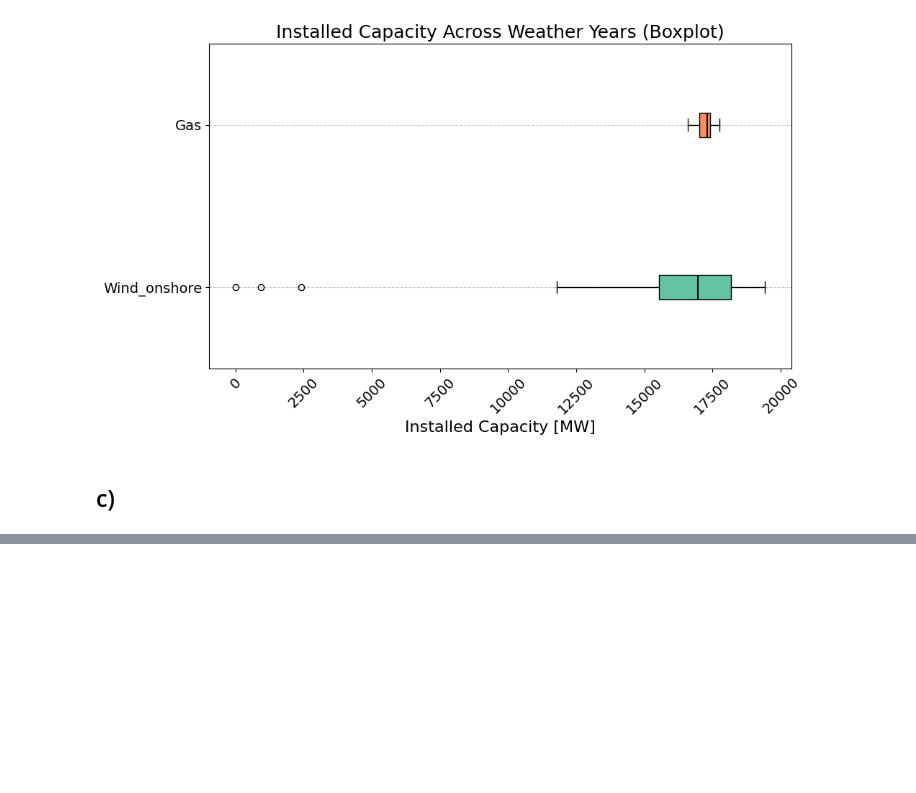
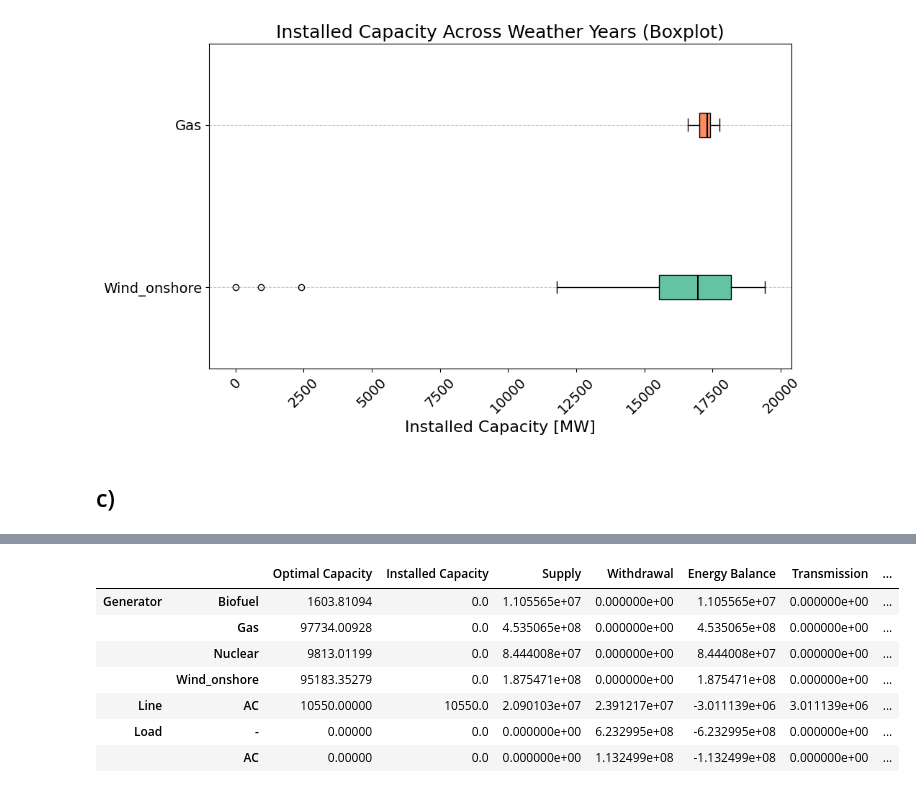
Before and after one commit to Victor-Hald/46770-IEG-Group8, a Jupyter notebook: part_a_b_c.ipynb, the cells around one changed output, grey strips where cells are left out. Drawn from its saved outputs; the diff is of its cells as text; code cells hidden in the pictures; blank space fills up the shorter version.

```diff
--- a/part_a_b_c.ipynb
+++ b/part_a_b_c.ipynb
@@ -670,0 +676,90 @@ plt.show()
+# %%
+# Interconnecter capacities:
+cap_NLD_BEL = 1400 #MW
+cap_BEL_DEU = 1000 #MW
+cap_DEU_NLD = 3950 #MW
+cap_NLD_DNK = 700  #MW
+cap_DNK_DEU = 3500 #MW
+
+# Capacity factors for 2015
+CF_onshore_2015  = CF_onshore.loc["2015"]
+CF_offshore_2015 = CF_offshore.loc["2015"]
+CF_solar_2015    = CF_solar.loc["2015"]
+
+# Network voltage
+V_level = 400 #kV
+
+# Reactance
+x_react = 0.1
+
+# Resistance
+r_resis = 0.01
+
+# Creating network (nd = network for part d)
+nd = create_network(2015, df_NLD)
+nd.name = "NLD interconnected"
+
+# Adding other countries as buses
+nd.add("Bus", "DEU", V_nom=V_level)
+nd.add("Bus", "BEL", V_nom=V_level)
+nd.add("Bus", "DNK", V_nom=V_level)
+
+# Network lines
+nd.add("Line", "line NLD-BEL", bus0 = "NLD", bus1 = "BEL", s_nom = cap_NLD_BEL, x=x_react, r=r_resis)
+nd.add("Line", "line BEL-DEU", bus0 = "BEL", bus1 = "DEU", s_nom = cap_BEL_DEU, x=x_react, r=r_resis)
+nd.add("Line", "line DEU-NLD", bus0 = "DEU", bus1 = "NLD", s_nom = cap_DEU_NLD, x=x_react, r=r_resis)
+nd.add("Line", "line NLD_DNK", bus0 = "NLD", bus1 = "DNK", s_nom = cap_NLD_DNK, x=x_react, r=r_resis)
+nd.add("Line", "line DNK-DEU", bus0 = "DNK", bus1 = "DEU", s_nom = cap_DNK_DEU, x=x_react, r=r_resis)
+
+# Generator technology data:
+tech_data = {
+    "Coal":         {"capex": 3828, "lifetime": 50, "marginal_cost": 34.8, "co2": 0.812, "countries": ["DEU", "DNK"]},
+    "Gas":          {"capex": 890,  "lifetime": 30, "marginal_cost": 41.8, "co2": 0.478, "countries": ["DEU", "BEL"]},
+    "Wind_onshore": {"capex": 902,  "lifetime": 25, "marginal_cost": 0,    "co2": 0,     "countries": ["DEU", "DNK", "BEL"]},
+    "Wind_offshore":{"capex": 2481, "lifetime": 25, "marginal_cost": 0,    "co2": 0,     "countries": ["DEU", "DNK", "BEL"]},
+    "Solar":        {"capex": 599,  "lifetime": 30, "marginal_cost": 0,    "co2": 0,     "countries": ["DEU", "DNK", "BEL"]},
+    "Biofuel":      {"capex": 1950, "lifetime": 20, "marginal_cost": 35,   "co2": 0,     "countries": ["DEU", "DNK"]},
+    "Nuclear":      {"capex": 4000, "lifetime": 60, "marginal_cost": 12,   "co2": 0,     "countries": ["BEL"]}
+}
+
+for tech, data in tech_data.items():
+    data["capital_cost"] = data["capex"] * 1000 * annuity(0.07, data["lifetime"])
+
+# Adding loads
+for country in ["DEU", "BEL", "DNK"]:
+    nd.add("Load",
+           f"{country} load",
+           bus=country,
+           p_set=d_electricity[country].tz_localize(None))
+
+# Adding generators
+for tech, data in tech_data.items():
+    for country in data["countries"]:
+
+        gen_name = f"{tech}_{country}"
+
+        kwargs = {
+            "bus": country,
+            "p_nom": 0,  # or extendable
+            "marginal_cost": data["marginal_cost"],
+            "capital_cost": data["capital_cost"],
+            "carrier": tech,
+            "p_nom_extendable": True,
+        }
+
+        # Attach capacity factors for renewables
+        if tech == "Wind_onshore":
+            kwargs["p_max_pu"] = CF_onshore_2015[country].tz_localize(None)
+
+        elif tech == "Wind_offshore":
+            kwargs["p_max_pu"] = CF_offshore_2015[country].tz_localize(None)
+
+        elif tech == "Solar":
+            kwargs["p_max_pu"] = CF_solar_2015[country].tz_localize(None)
+
+        nd.add("Generator", gen_name, **kwargs)
+
+nd.optimize()
+
+nd.statistics()
+# %% [output]
@@ -670,0 +768,8 @@ plt.show()
+|  |  | Optimal Capacity | Installed Capacity | Supply | Withdrawal | Energy Balance | Transmission | ... |
+| Generator | Biofuel | 1603.81094 | 0.0 | 1.105565e+07 | 0.000000e+00 | 1.105565e+07 | 0.000000e+00 | ... |
+|  | Gas | 97734.00928 | 0.0 | 4.535065e+08 | 0.000000e+00 | 4.535065e+08 | 0.000000e+00 | ... |
+|  | Nuclear | 9813.01199 | 0.0 | 8.444008e+07 | 0.000000e+00 | 8.444008e+07 | 0.000000e+00 | ... |
+|  | Wind_onshore | 95183.35279 | 0.0 | 1.875471e+08 | 0.000000e+00 | 1.875471e+08 | 0.000000e+00 | ... |
+| Line | AC | 10550.00000 | 10550.0 | 2.090103e+07 | 2.391217e+07 | -3.011139e+06 | 3.011139e+06 | ... |
+| Load | - | 0.00000 | 0.0 | 0.000000e+00 | 6.232995e+08 | -6.232995e+08 | 0.000000e+00 | ... |
+|  | AC | 0.00000 | 0.0 | 0.000000e+00 | 1.132499e+08 | -1.132499e+08 | 0.000000e+00 | ... |
```
Also changed, not shown: parts of 10 cells of this notebook.
